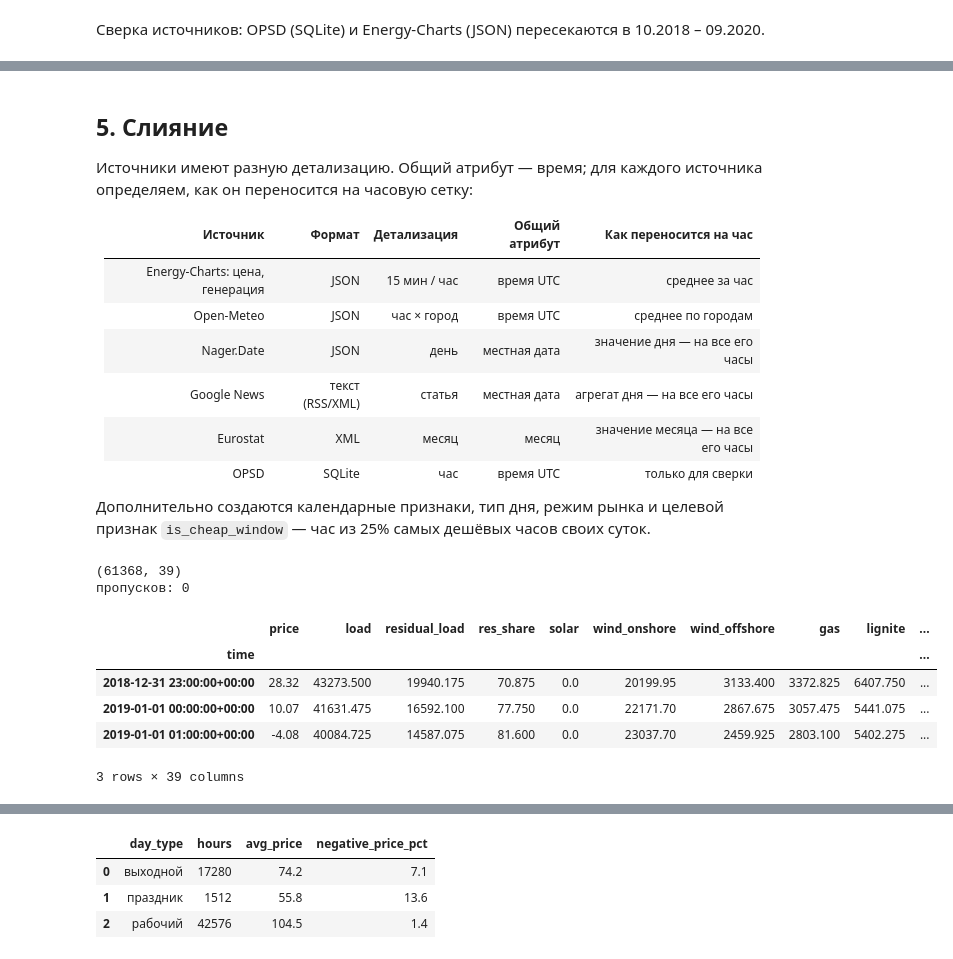
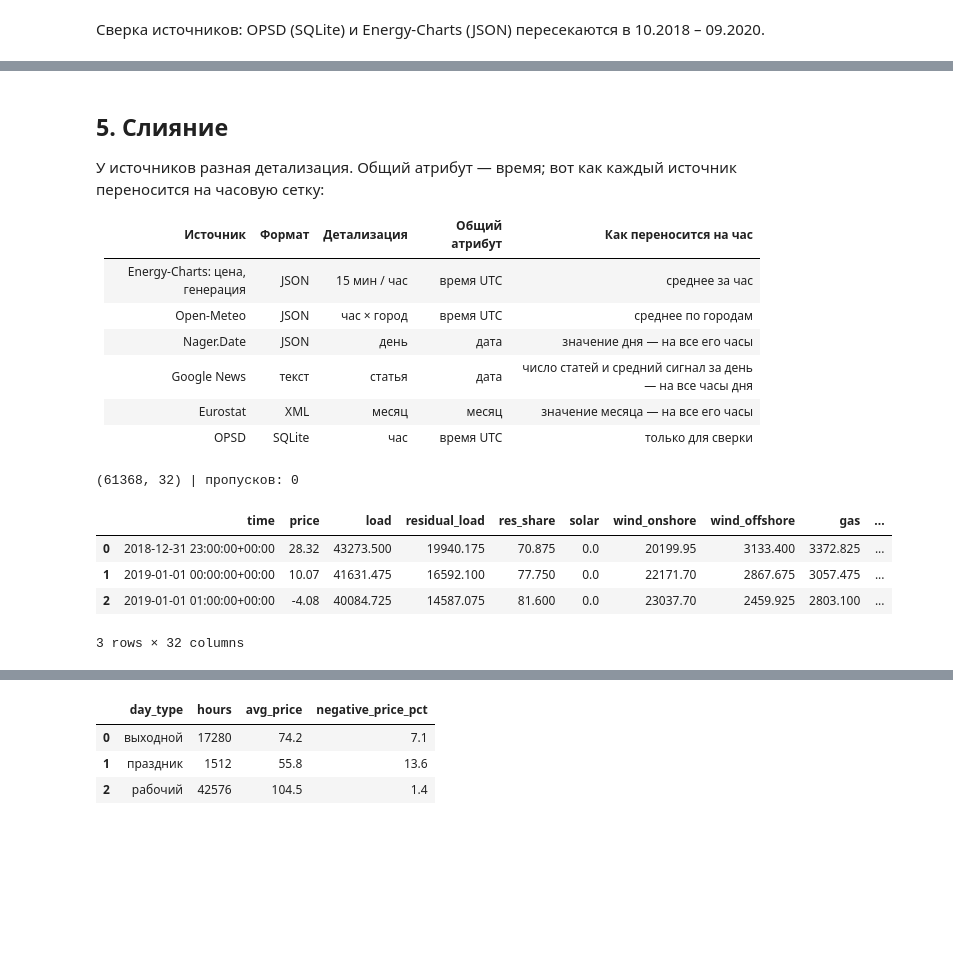
Before and after one commit to Isnob/tobd-coursework, a Jupyter notebook: 03_data_preparation.ipynb, the cells around one changed output, grey strips where cells are left out. Cells and saved outputs as stored; diff of their text form; code cells hidden in the pictures; blank space fills up the shorter version.

```diff
--- a/03_data_preparation.ipynb
+++ b/03_data_preparation.ipynb
@@ -270,29 +252,24 @@ news_by_day.head()
 # %% [markdown]
 ## 5. Слияние
 
-Источники имеют разную детализацию. Общий атрибут — время; для каждого источника определяем, как он переносится на часовую сетку:
+У источников разная детализация. Общий атрибут — время; вот как каждый источник переносится на часовую сетку:
 
 | Источник | Формат | Детализация | Общий атрибут | Как переносится на час |
 |:--|:--|:--|:--|:--|
 | Energy-Charts: цена, генерация | JSON | 15 мин / час | время UTC | среднее за час |
 | Open-Meteo | JSON | час × город | время UTC | среднее по городам |
-| Nager.Date | JSON | день | местная дата | значение дня — на все его часы |
-| Google News | текст (RSS/XML) | статья | местная дата | агрегат дня — на все его часы |
+| Nager.Date | JSON | день | дата | значение дня — на все его часы |
+| Google News | текст | статья | дата | число статей и средний сигнал за день — на все часы дня |
 | Eurostat | XML | месяц | месяц | значение месяца — на все его часы |
 | OPSD | SQLite | час | время UTC | только для сверки |
-
-Дополнительно создаются календарные признаки, тип дня, режим рынка и целевой признак `is_cheap_window` — час из 25% самых дешёвых часов своих суток.
 # %%
-dataset = etl.build_dataset(price_h, power_h, weather_h, holidays, eurostat, news_by_day)
-print(dataset.shape)
-print('пропусков:', dataset.isna().sum().sum())
+dataset = etl.build_dataset(price_h, power_h, weather_h, holidays, eurostat, news)
+print(dataset.shape, '| пропусков:', dataset.isna().sum().sum())
 dataset.head(3)
 # %% [output]
-(61368, 39)
-пропусков: 0
+(61368, 32) | пропусков: 0
-|  | price | load | residual_load | res_share | solar | wind_onshore | wind_offshore | gas | lignite | ... |
-| time |  |  |  |  |  |  |  |  |  | ... |
-| 2018-12-31 23:00:00+00:00 | 28.32 | 43273.500 | 19940.175 | 70.875 | 0.0 | 20199.95 | 3133.400 | 3372.825 | 6407.750 | ... |
-| 2019-01-01 00:00:00+00:00 | 10.07 | 41631.475 | 16592.100 | 77.750 | 0.0 | 22171.70 | 2867.675 | 3057.475 | 5441.075 | ... |
-| 2019-01-01 01:00:00+00:00 | -4.08 | 40084.725 | 14587.075 | 81.600 | 0.0 | 23037.70 | 2459.925 | 2803.100 | 5402.275 | ... |
+|  | time | price | load | residual_load | res_share | solar | wind_onshore | wind_offshore | gas | ... |
+| 0 | 2018-12-31 23:00:00+00:00 | 28.32 | 43273.500 | 19940.175 | 70.875 | 0.0 | 20199.95 | 3133.400 | 3372.825 | ... |
+| 1 | 2019-01-01 00:00:00+00:00 | 10.07 | 41631.475 | 16592.100 | 77.750 | 0.0 | 22171.70 | 2867.675 | 3057.475 | ... |
+| 2 | 2019-01-01 01:00:00+00:00 | -4.08 | 40084.725 | 14587.075 | 81.600 | 0.0 | 23037.70 | 2459.925 | 2803.100 | ... |
-3 rows × 39 columns
+3 rows × 32 columns
```
Also changed, not shown: parts of 30 cells of this notebook, 1 other file.
